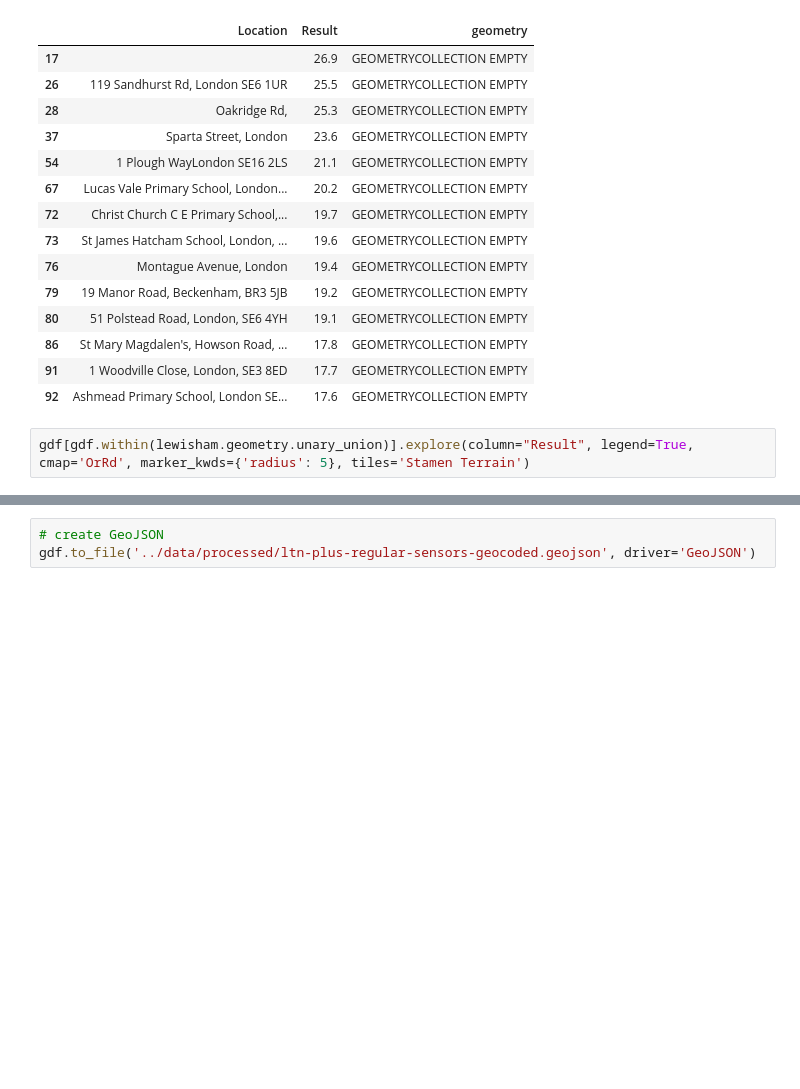
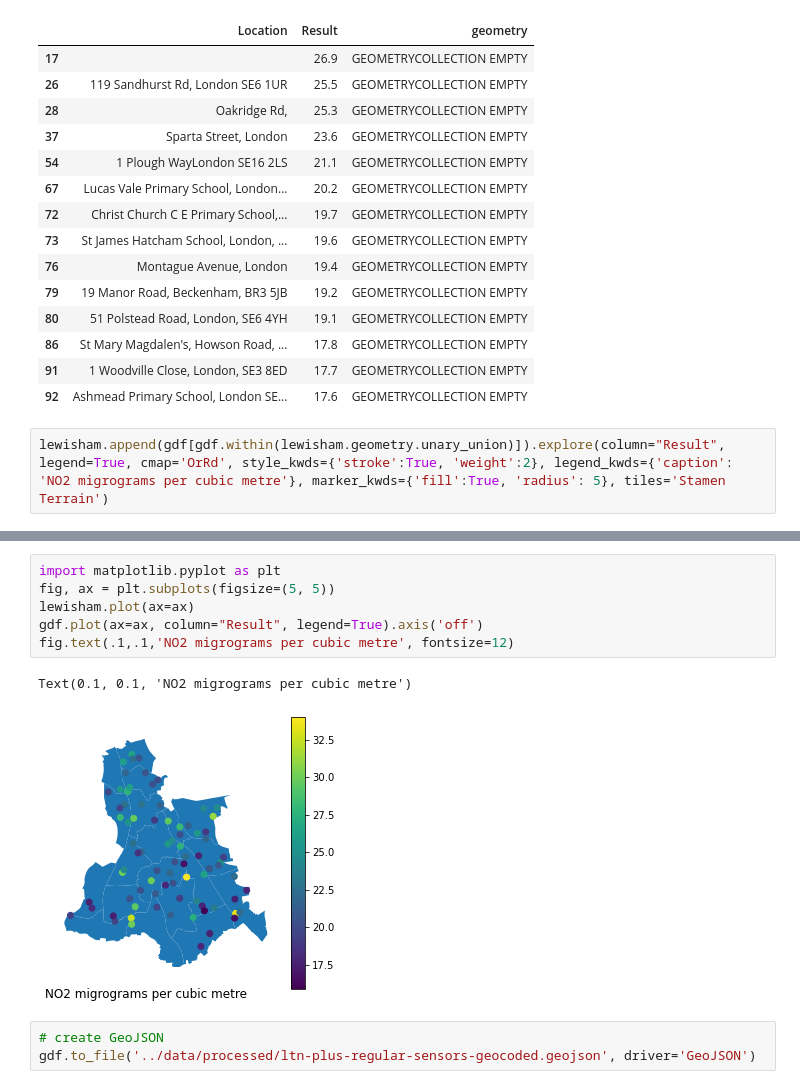
Before and after one commit to lb-lewisham/diffusion-tubes, a Jupyter notebook: notebooks/1.0-jl-geocoder.ipynb, the cells around one changed output, grey strips where cells are left out. Cells and saved outputs as stored; diff of their text form; blank space fills up the shorter version.

```diff
--- a/notebooks/1.0-jl-geocoder.ipynb
+++ b/notebooks/1.0-jl-geocoder.ipynb
@@ -179,9 +179,18 @@ gdf[gdf.is_empty]
 | 91 | 1 Woodville Close, London, SE3 8ED | 17.7 | GEOMETRYCOLLECTION EMPTY |
 | 92 | Ashmead Primary School, London SE... | 17.6 | GEOMETRYCOLLECTION EMPTY |
 # %%
-gdf[gdf.within(lewisham.geometry.unary_union)].explore(column="Result", legend=True, cmap='OrRd', marker_kwds={'radius': 5}, tiles='Stamen Terrain')
+lewisham.append(gdf[gdf.within(lewisham.geometry.unary_union)]).explore(column="Result", legend=True, cmap='OrRd', style_kwds={'stroke':True, 'weight':2}, legend_kwds={'caption': 'NO2 migrograms per cubic metre'}, marker_kwds={'fill':True, 'radius': 5}, tiles='Stamen Terrain')
 # %% [output]
 [interactive output not drawn]
+# %%
+import matplotlib.pyplot as plt
+fig, ax = plt.subplots(figsize=(5, 5))
+lewisham.plot(ax=ax)
+gdf.plot(ax=ax, column="Result", legend=True).axis('off')
+fig.text(.1,.1,'NO2 migrograms per cubic metre', fontsize=12)
+# %% [output]
+Text(0.1, 0.1, 'NO2 migrograms per cubic metre')
+[figure, added]
 # %%
 # create GeoJSON
 gdf.to_file('../data/processed/ltn-plus-regular-sensors-geocoded.geojson', driver='GeoJSON')
```
